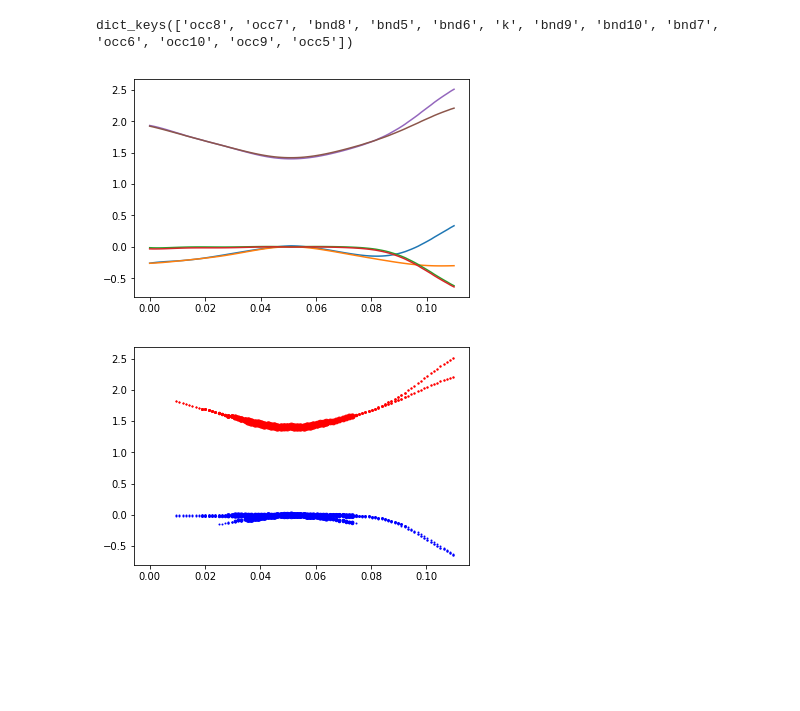
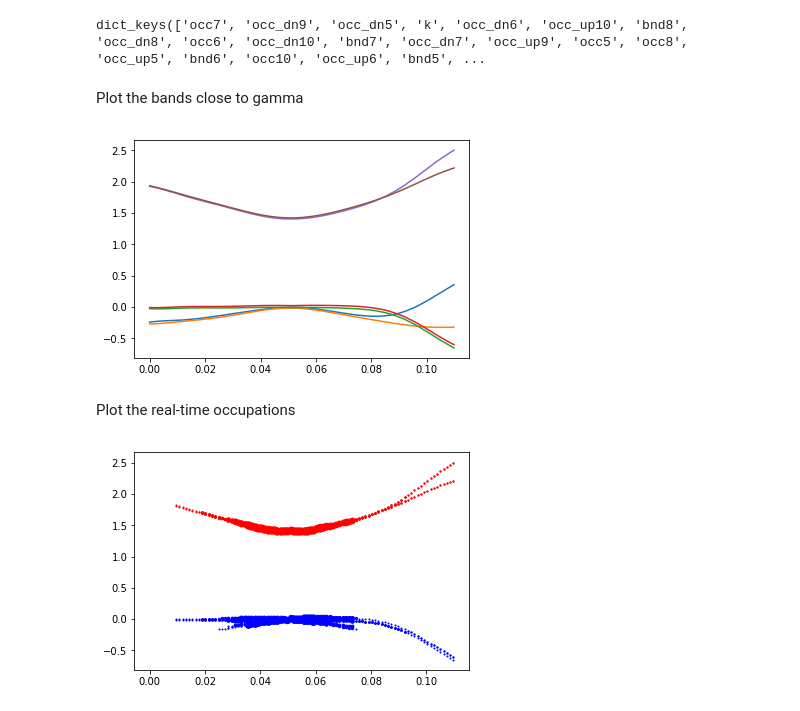
Before and after one commit to marcodalessandro76/Generation-and-decay-of-the-degree-of-spin-polarization-in-GaAs, a Jupyter notebook: RT_bands_occupation_analysis.ipynb, the cells around one changed output. Drawn from its saved outputs; the diff is of its cells as text; code cells hidden in the pictures; blank space fills up the shorter version.

```diff
--- a/RT_bands_occupation_analysis.ipynb
+++ b/RT_bands_occupation_analysis.ipynb
@@ -32,5 +34,3 @@ def parserArrayFromFile(fname):
             except ValueError:
                 del larray[row][col]
     return larray
-# %%
-data = parserArrayFromFile(file)
@@ -53,32 +37,55 @@ data_split.append(data[split_points[-1]:])
+# %%
+results = {}
+for f in files:
+    results[f] = {}
+    data = parserArrayFromFile(files[f])
+    split_points = []
+    for ind,d in enumerate(data):
+        if d[0] == 0.:
+            split_points.append(ind)
+    data_split = []
+    for ind in range(len(split_points)-1):
+        data_split.append(data[split_points[ind]:split_points[ind+1]])
+    data_split.append(data[split_points[-1]:])
+    results[f]['k'] = [d[0] for d in data_split[0]]
+
+    bnd_rad = 'bnd'
+    occ_rad = 'occ'
+    occ_up_rad = 'occ_up'
+    occ_dn_rad = 'occ_dn'
+
+    ind0 = 5
+    for band,dd in enumerate(data_split):
+        key = bnd_rad+str(ind0+band)
+        results[f][key] = [val[1] for val in dd]
+        key = occ_rad+str(ind0+band)
+        results[f][key] = [val[2] for val in dd]
+        key = occ_up_rad+str(ind0+band)
+        results[f][key] = [val[3] for val in dd]
+        key = occ_dn_rad+str(ind0+band)
+        results[f][key] = [val[4] for val in dd]
 # %%
-results = {}
+results['t400'].keys()
+# %% [output]
+dict_keys(['occ7', 'occ_dn9', 'occ_dn5', 'k', 'occ_dn6', 'occ_up10', 'bnd8', 'occ_dn8', 'occ6', 'occ_dn10', 'bnd7', 'occ_dn7', 'occ_up9', 'occ5', 'occ8', 'occ_up5', 'bnd6', 'occ10', 'occ_up6', 'bnd5', ...
-# %%
-results['k'] = [d[0] for d in data_split[0]]
-# %%
-bnd_rad = 'bnd'
-occ_rad = 'occ'
-ind0 = 5
-for band,dd in enumerate(data_split):
-    key = bnd_rad+str(ind0+band)
-    results[key] = [val[1] for val in dd]
-    key = occ_rad+str(ind0+band)
-    results[key] = [val[2] for val in dd]
-# %%
-results.keys()
-# %% [output]
-dict_keys(['occ8', 'occ7', 'bnd8', 'bnd5', 'bnd6', 'k', 'bnd9', 'bnd10', 'bnd7', 'occ6', 'occ10', 'occ9', 'occ5'])
+# %% [markdown]
+Plot the bands close to gamma
 # %%
 for ind in range(5,11):
-    plt.plot(results['k'],results['bnd'+str(ind)])
+    plt.plot(results['t400']['k'],results['t400']['bnd'+str(ind)])
 # %% [output]
-[figure, old version]
+[figure, new version]
+# %% [markdown]
+Plot the real-time occupations
 # %%
+t = 't400'
 for ind in range(5,11):
     bnd_str = 'bnd'+str(ind)
     occ_str = 'occ'+str(ind)
-    for k,e,occ in zip(results['k'],results[bnd_str],results[occ_str]):
+    for k,e,occ in zip(results[t]['k'],results[t][bnd_str],results[t][occ_str]):
         xx = abs(int(occ*60))
         color = 'blue' if occ < 0 else 'red'
         plt.scatter(k,e,s=xx,c=color)
+plt.show()
 # %% [output]
-[figure, old version]
+[figure, new version]
```
Also changed, not shown: parts of 10 cells of this notebook, 1 other file.
